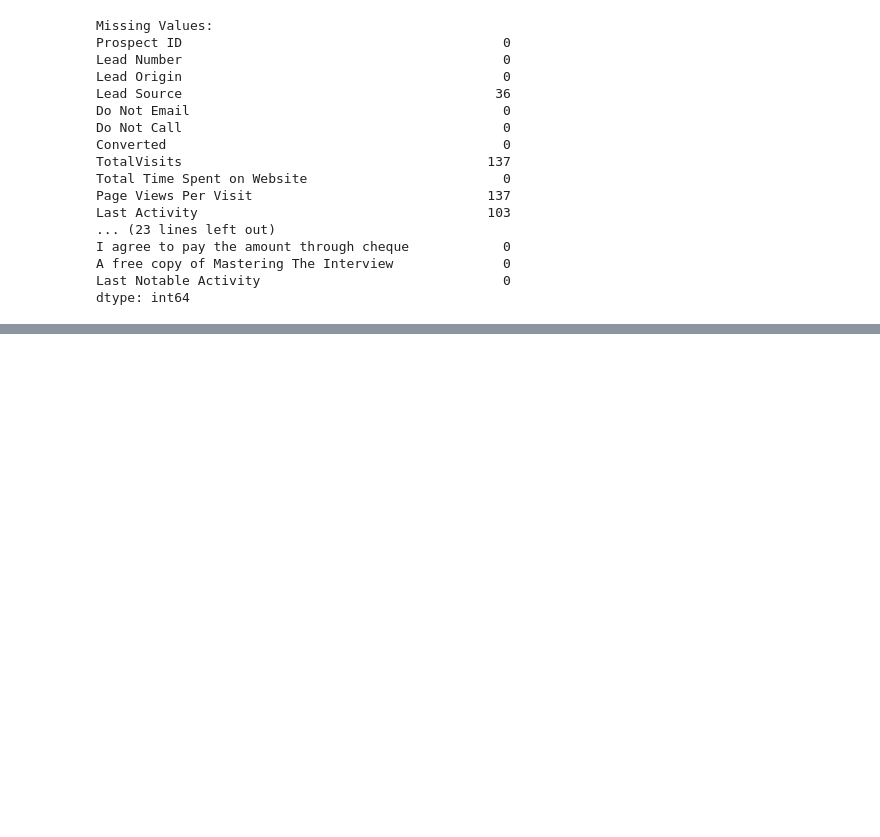
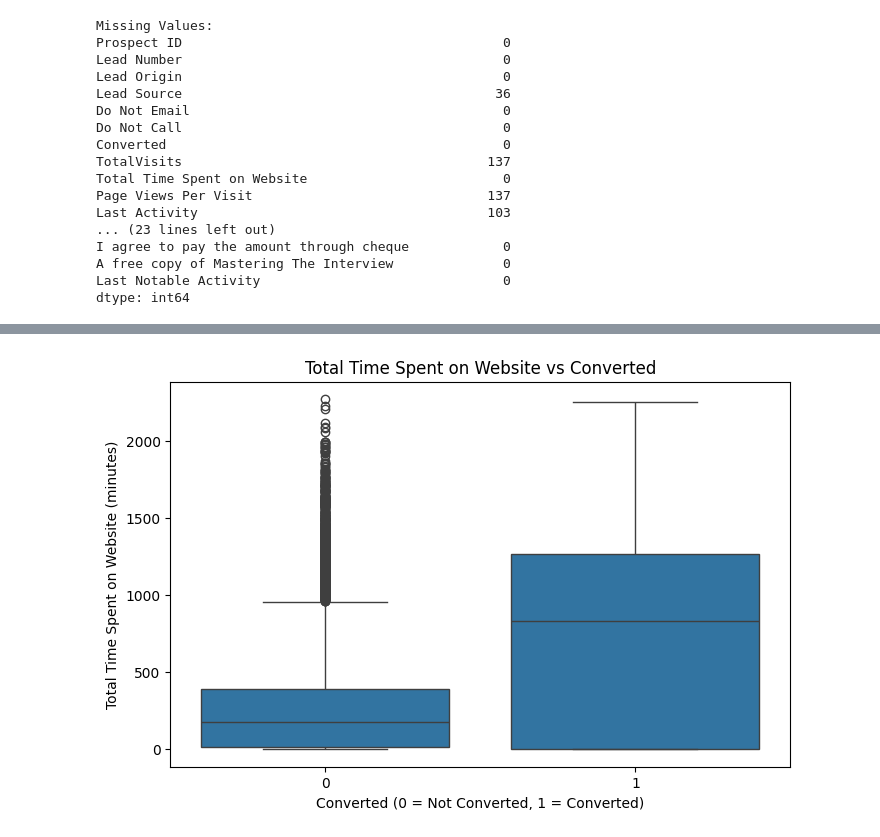
Before and after one commit to Shahbazi-Amir/smartlead_lead_scoring, a Jupyter notebook: smartlead_lead_scoring.ipynb, the cells around one changed output, grey strips where cells are left out. Saved outputs shown, nothing was run; the diff lists cells and outputs as text; code cells hidden in the pictures; blank space fills up the shorter version.

```diff
--- a/smartlead_lead_scoring.ipynb
+++ b/smartlead_lead_scoring.ipynb
@@ -144,0 +207,9 @@ dtype: int64
+# %%
+plt.figure(figsize=(8, 5))
+sns.boxplot(x='Converted', y='Total Time Spent on Website', data=df)
+plt.title('Total Time Spent on Website vs Converted')
+plt.xlabel('Converted (0 = Not Converted, 1 = Converted)')
+plt.ylabel('Total Time Spent on Website (minutes)')
+plt.show()
+# %% [output]
+[figure, added]
```
Also changed, not shown: parts of 7 cells of this notebook.
